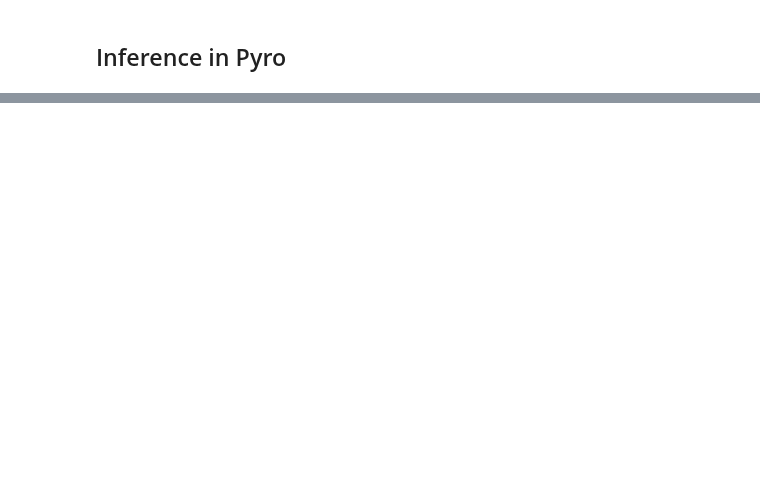
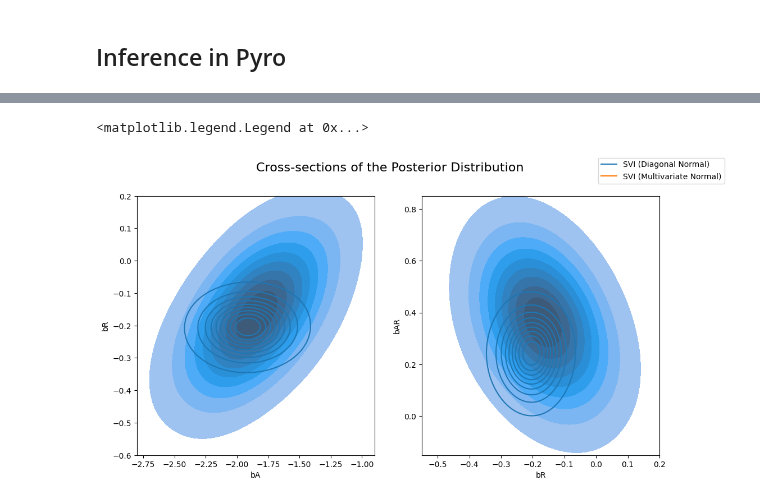
Before and after one commit to sinatayebati/deep-probabilistic-modeling, a Jupyter notebook: intro-pyro/pyro-intro.ipynb, the cells around one changed output, grey strips where cells are left out. Drawn from its saved outputs; the diff is of its cells as text; code cells hidden in the pictures; blank space fills up the shorter version.

```diff
--- a/intro-pyro/pyro-intro.ipynb
+++ b/intro-pyro/pyro-intro.ipynb
@@ -262,0 +366,30 @@ plt.show()
+# %%
+""""
+Now let’s compare the posterior computed by the previous AutoDiagonalNormal guide vs the AutoMultivariateNormal guide.
+We will visually overlay cross-sections of the posterior distribution.
+Note that the multivariate normal approximation is more dispersed than the mean-field approximation,
+and is able to model correlations between coefficients in the posterior.
+"""
+
+svi_samples = {k: v.detach().cpu().numpy() for k, v in samples.items()}
+svi_mvn_samples = {k: v.detach().cpu().numpy() for k, v in mvn_samples.items()}
+
+fig, axs = plt.subplots(nrows=1, ncols=2, figsize=(12, 6))
+fig.suptitle("Cross-sections of the Posterior Distribution", fontsize=16)
+sns.kdeplot(x=svi_samples["bA"], y=svi_samples["bR"], ax=axs[0], bw_adjust=4 )
+sns.kdeplot(x=svi_mvn_samples["bA"], y=svi_mvn_samples["bR"], ax=axs[0], fill=True, bw_adjust=4)
+axs[0].set(xlabel="bA", ylabel="bR", xlim=(-2.8, -0.9), ylim=(-0.6, 0.2))
+
+sns.kdeplot(x=svi_samples["bR"], y=svi_samples["b_AR"], ax=axs[1],bw_adjust=4 )
+sns.kdeplot(x=svi_mvn_samples["bR"], y=svi_mvn_samples["b_AR"], ax=axs[1], fill=True, bw_adjust=4)
+axs[1].set(xlabel="bR", ylabel="bAR", xlim=(-0.55, 0.2), ylim=(-0.15, 0.85))
+
+
+for label, color in zip(["SVI (Diagonal Normal)", "SVI (Multivariate Normal)"], sns.color_palette()[:2]):
+    plt.plot([], [],
+                label=label, color=color)
+
+fig.legend(loc='upper right')
+# %% [output]
+<matplotlib.legend.Legend at 0x...>
+[figure, added]
```
Also changed, not shown: parts of 8 cells of this notebook.
